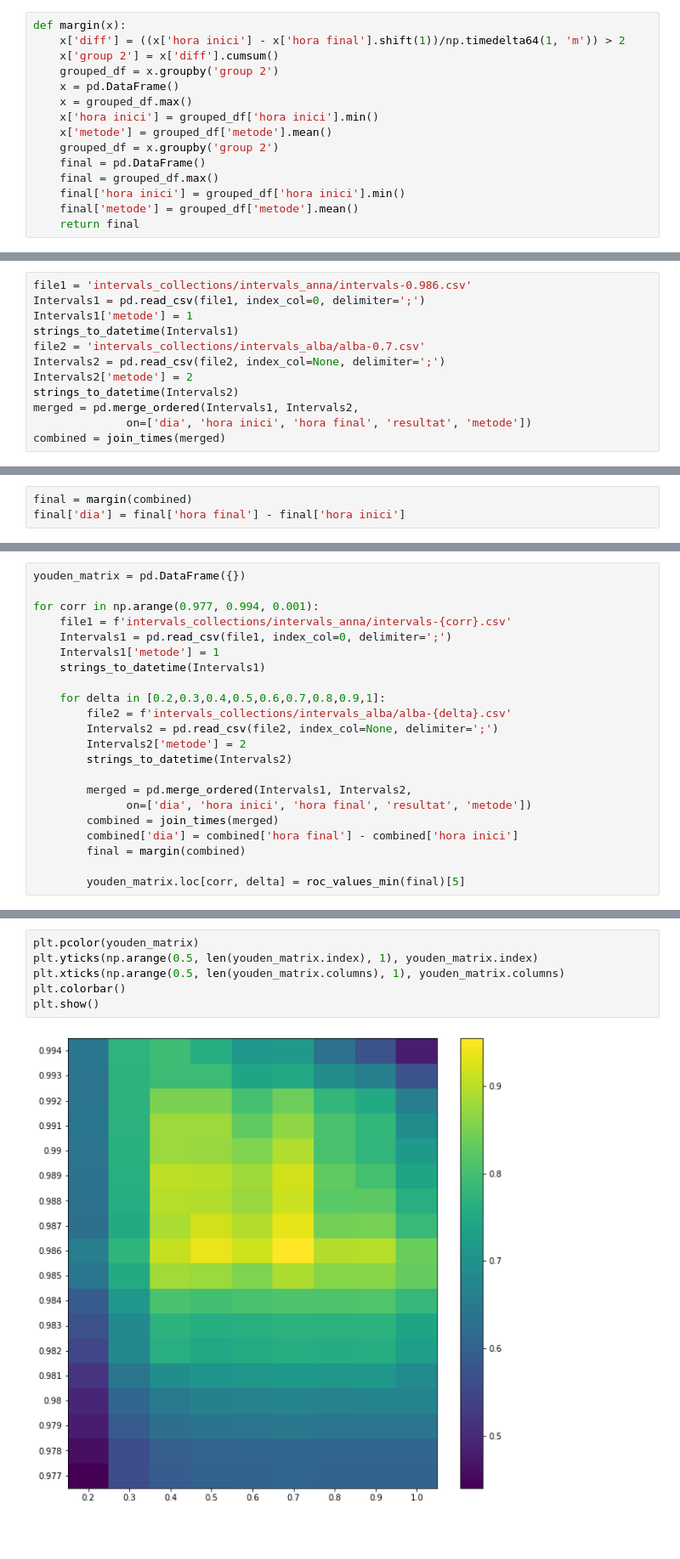
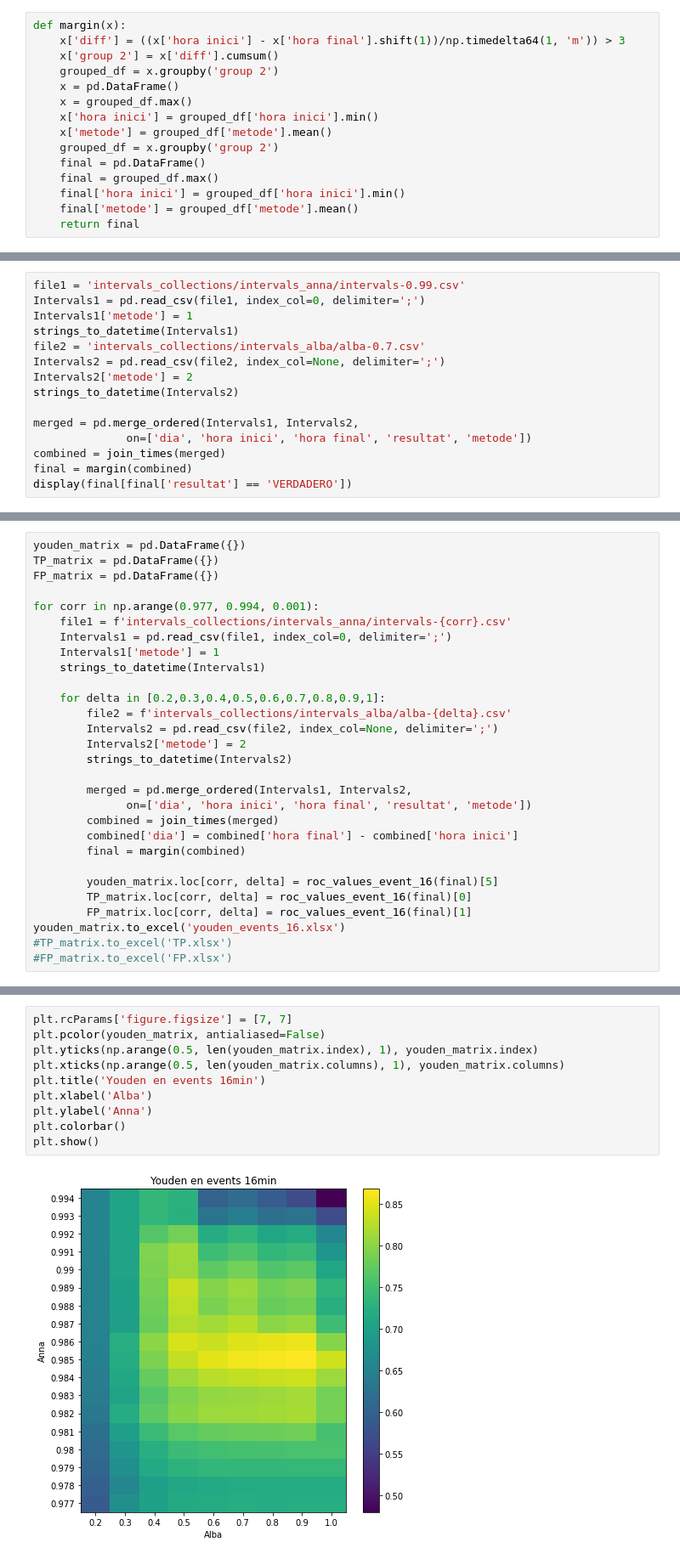
Before and after one commit to sunsun5/ObsEBR, a Jupyter notebook: combined_tests.ipynb, the cells around one changed output, grey strips where cells are left out. Shown: that part at 85% size. Cells and saved outputs as stored; diff of their text form; blank space fills up the shorter version.

```diff
--- a/combined_tests.ipynb
+++ b/combined_tests.ipynb
@@ -279,6 +115,6 @@ combined
 # %%
 def margin(x):
-    x['diff'] = ((x['hora inici'] - x['hora final'].shift(1))/np.timedelta64(1, 'm')) > 2
+    x['diff'] = ((x['hora inici'] - x['hora final'].shift(1))/np.timedelta64(1, 'm')) > 3
     x['group 2'] = x['diff'].cumsum()
     grouped_df = x.groupby('group 2')
     x = pd.DataFrame()
@@ -294,5 +132,5 @@ def margin(x):
 # %%
-file1 = 'intervals_collections/intervals_anna/intervals-0.986.csv'
+file1 = 'intervals_collections/intervals_anna/intervals-0.99.csv'
 Intervals1 = pd.read_csv(file1, index_col=0, delimiter=';')
 Intervals1['metode'] = 1
 strings_to_datetime(Intervals1)
@@ -300,6 +138,9 @@ file2 = 'intervals_collections/intervals_alba/alba-0.7.csv'
 Intervals2 = pd.read_csv(file2, index_col=None, delimiter=';')
 Intervals2['metode'] = 2
 strings_to_datetime(Intervals2)
+
 merged = pd.merge_ordered(Intervals1, Intervals2,
               on=['dia', 'hora inici', 'hora final', 'resultat', 'metode'])
 combined = join_times(merged)
+final = margin(combined)
+display(final[final['resultat'] == 'VERDADERO'])
@@ -306,3 +165,0 @@ combined = join_times(merged)
-# %%
-final = margin(combined)
-final['dia'] = final['hora final'] - final['hora inici']
@@ -309,5 +168,7 @@ final['dia'] = final['hora final'] - final['hora inici']
 # %%
 youden_matrix = pd.DataFrame({})
+TP_matrix = pd.DataFrame({})
+FP_matrix = pd.DataFrame({})
 
 for corr in np.arange(0.977, 0.994, 0.001):
     file1 = f'intervals_collections/intervals_anna/intervals-{corr}.csv'
@@ -327,4 +188,9 @@ for corr in np.arange(0.977, 0.994, 0.001):
         combined['dia'] = combined['hora final'] - combined['hora inici']
         final = margin(combined)
 
-        youden_matrix.loc[corr, delta] = roc_values_min(final)[5]
+        youden_matrix.loc[corr, delta] = roc_values_event_16(final)[5]
+        TP_matrix.loc[corr, delta] = roc_values_event_16(final)[0]
+        FP_matrix.loc[corr, delta] = roc_values_event_16(final)[1]
+youden_matrix.to_excel('youden_events_16.xlsx')
+#TP_matrix.to_excel('TP.xlsx')
+#FP_matrix.to_excel('FP.xlsx')
@@ -351,11 +215,15 @@ youden_matrix
 # %%
-plt.pcolor(youden_matrix)
+plt.rcParams['figure.figsize'] = [7, 7]
+plt.pcolor(youden_matrix, antialiased=False)
 plt.yticks(np.arange(0.5, len(youden_matrix.index), 1), youden_matrix.index)
 plt.xticks(np.arange(0.5, len(youden_matrix.columns), 1), youden_matrix.columns)
+plt.title('Youden en events 16min')
+plt.xlabel('Alba')
+plt.ylabel('Anna')
 plt.colorbar()
 plt.show()
 # %% [output]
-[figure, old version]
+[figure, new version]
 # %%
 youden_array = youden_matrix.to_numpy()
 
```
Also changed, not shown: parts of 19 cells of this notebook, 5 other files.
